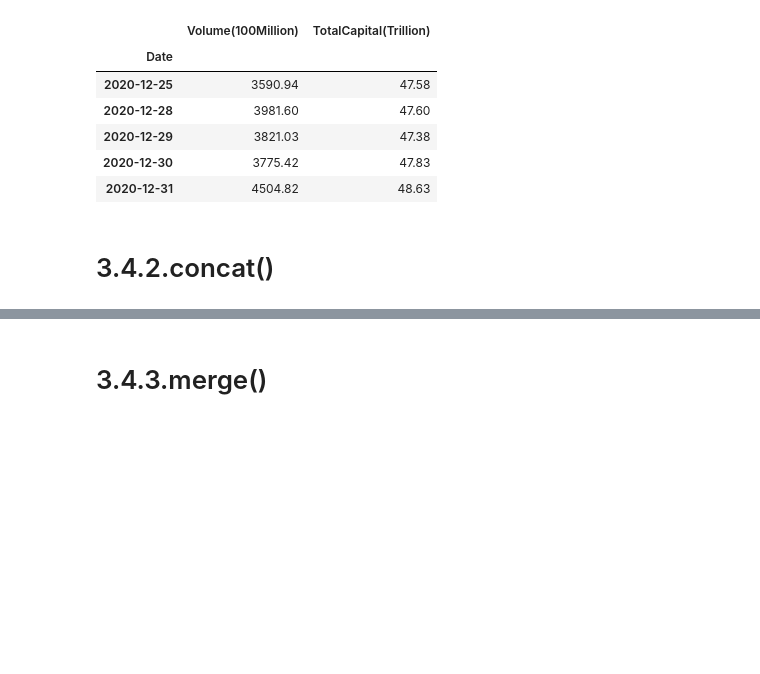
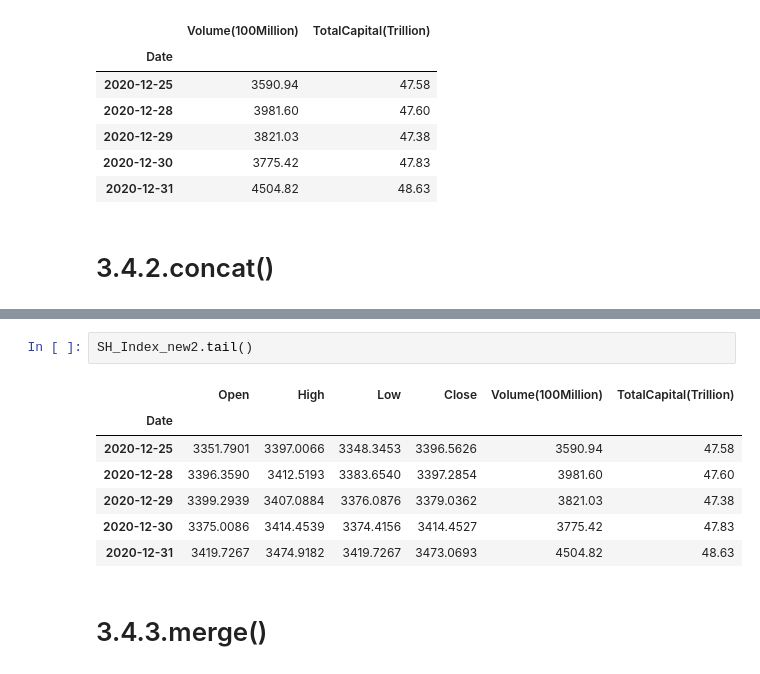
Before and after one commit to icemeng/PFARM, a Jupyter notebook: chapter03_Pandas/3.4.Combinate Dataframe.ipynb, the cells around one changed output, grey strips where cells are left out. Saved outputs shown, nothing was run; the diff lists cells and outputs as text; blank space fills up the shorter version.

```diff
--- a/chapter03_Pandas/3.4.Combinate Dataframe.ipynb
+++ b/chapter03_Pandas/3.4.Combinate Dataframe.ipynb
@@ -58,2 +94,12 @@ SH_Index_volume.tail()
+# %%
+SH_Index_new2.tail()
+# %% [output]
+|  | Open | High | Low | Close | Volume(100Million) | TotalCapital(Trillion) |
+| Date |  |  |  |  |  |  |
+| 2020-12-25 | 3351.7901 | 3397.0066 | 3348.3453 | 3396.5626 | 3590.94 | 47.58 |
+| 2020-12-28 | 3396.3590 | 3412.5193 | 3383.6540 | 3397.2854 | 3981.60 | 47.60 |
+| 2020-12-29 | 3399.2939 | 3407.0884 | 3376.0876 | 3379.0362 | 3821.03 | 47.38 |
+| 2020-12-30 | 3375.0086 | 3414.4539 | 3374.4156 | 3414.4527 | 3775.42 | 47.83 |
+| 2020-12-31 | 3419.7267 | 3474.9182 | 3419.7267 | 3473.0693 | 4504.82 | 48.63 |
 # %% [markdown]
 # 3.4.3.merge()
```
Also changed, not shown: parts of 9 cells of this notebook, 23 other files.
